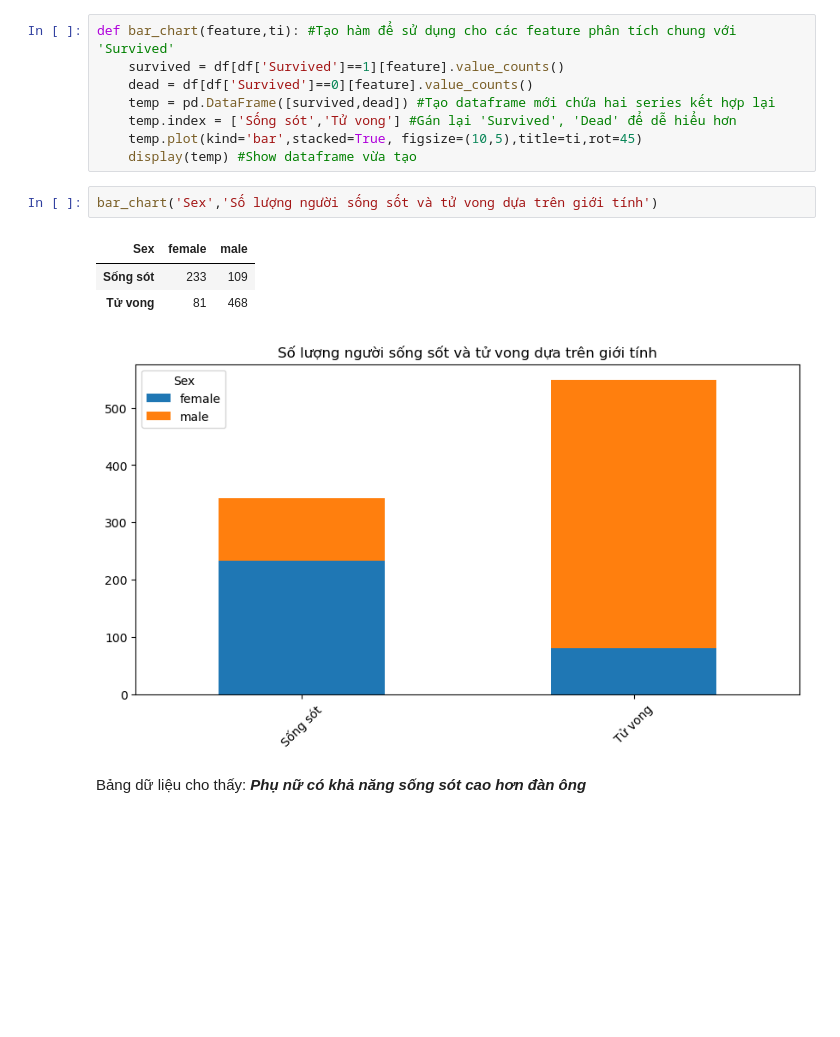
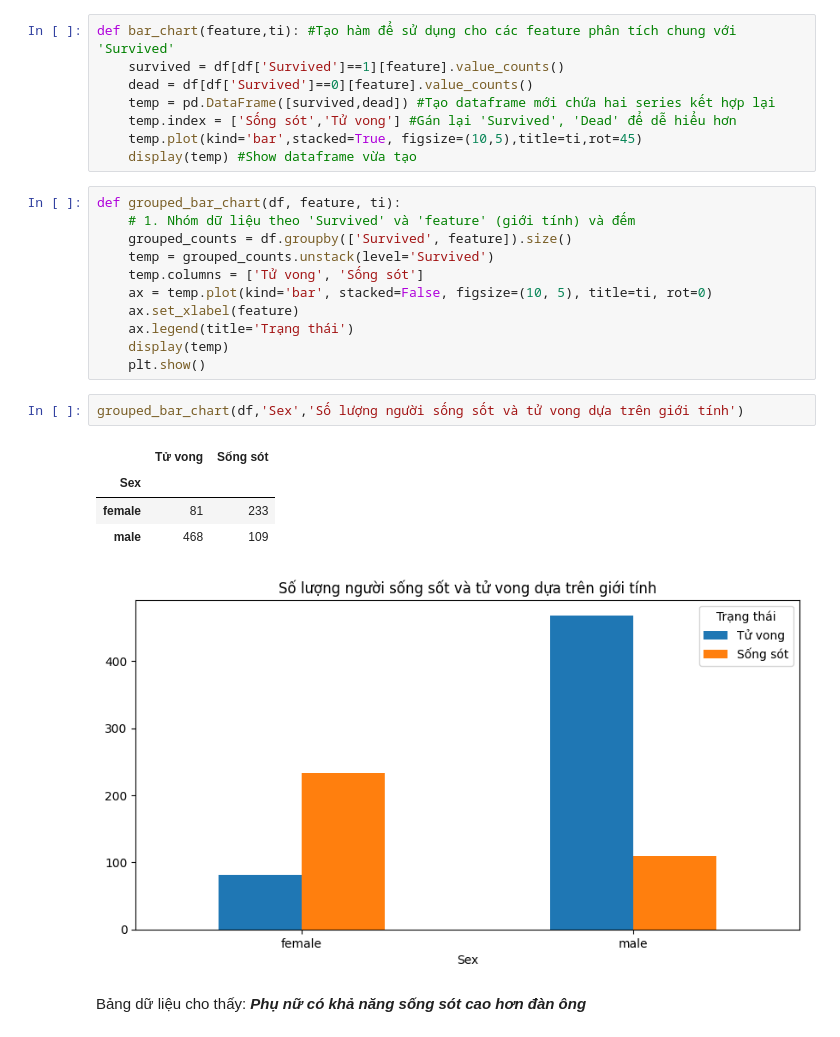
Before and after one commit to Deku6305/sgu2025-2026_ML_basic_nhom3changlinhngulam, a Jupyter notebook: challenge/TitanicCompetitionV2/eda/eda.ipynb, the cells around one changed output. Saved outputs shown, nothing was run; the diff lists cells and outputs as text; blank space fills up the shorter version.

```diff
--- a/challenge/TitanicCompetitionV2/eda/eda.ipynb
+++ b/challenge/TitanicCompetitionV2/eda/eda.ipynb
@@ -183,12 +205,24 @@ def bar_chart(feature,ti): #Tạo hàm để sử dụng cho các feature phân
     temp.index = ['Sống sót','Tử vong'] #Gán lại 'Survived', 'Dead' để dễ hiểu hơn
     temp.plot(kind='bar',stacked=True, figsize=(10,5),title=ti,rot=45)
     display(temp) #Show dataframe vừa tạo
-# %%
-bar_chart('Sex','Số lượng người sống sốt và tử vong dựa trên giới tính')
-# %% [output]
-| Sex | female | male |
-| Sống sót | 233 | 109 |
-| Tử vong | 81 | 468 |
-[figure, removed]
+# %%
+def grouped_bar_chart(df, feature, ti):
+    # 1. Nhóm dữ liệu theo 'Survived' và 'feature' (giới tính) và đếm
+    grouped_counts = df.groupby(['Survived', feature]).size()
+    temp = grouped_counts.unstack(level='Survived')
+    temp.columns = ['Tử vong', 'Sống sót']
+    ax = temp.plot(kind='bar', stacked=False, figsize=(10, 5), title=ti, rot=0)
+    ax.set_xlabel(feature)
+    ax.legend(title='Trạng thái')
+    display(temp)
+    plt.show()
+# %%
+grouped_bar_chart(df,'Sex','Số lượng người sống sốt và tử vong dựa trên giới tính')
+# %% [output]
+|  | Tử vong | Sống sót |
+| Sex |  |  |
+| female | 81 | 233 |
+| male | 468 | 109 |
+[figure, added]
 # %% [markdown]
 Bảng dữ liệu cho thấy: ***Phụ nữ có khả năng sống sót cao hơn đàn ông***
```
Also changed, not shown: parts of 10 cells of this notebook, 8 other files.
